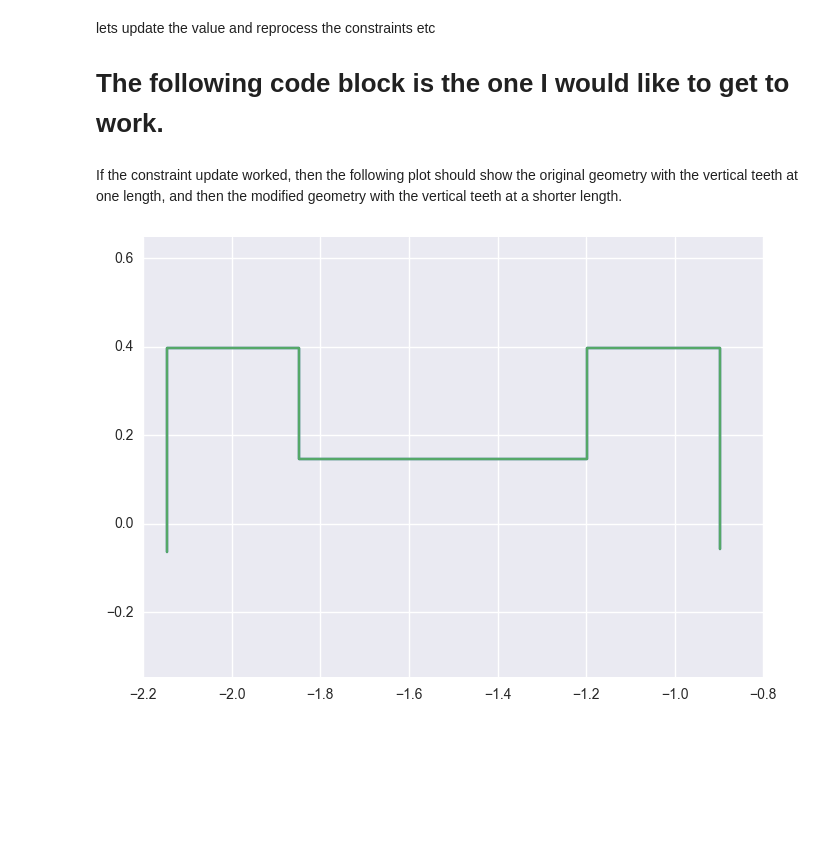
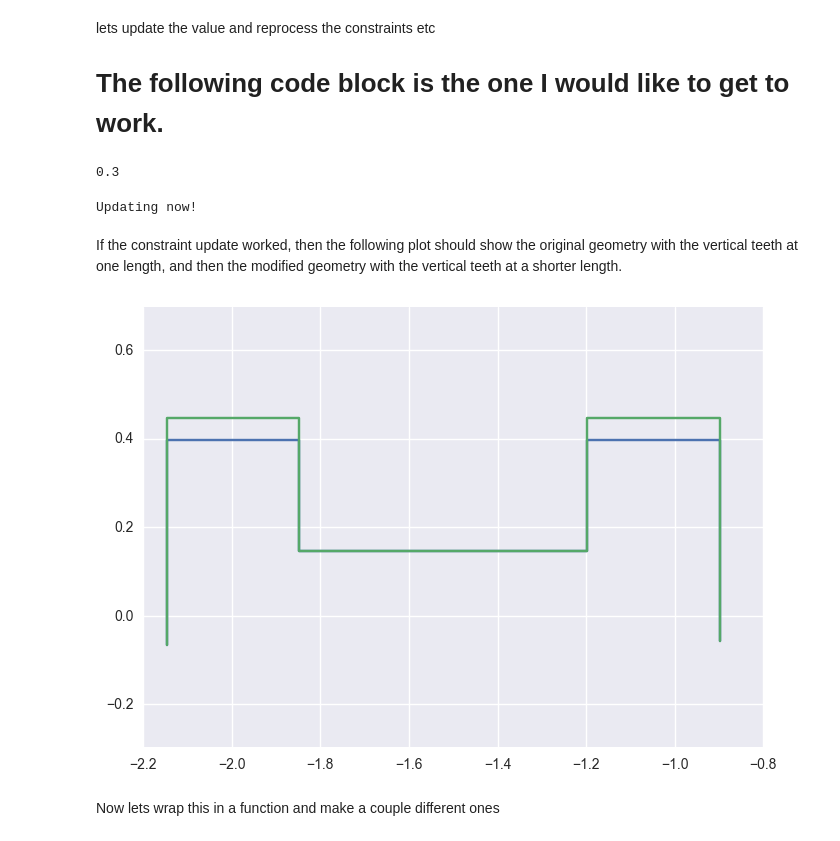
Before and after one commit to nickgravish/popupcad, a Jupyter notebook: api_examples/Popupcad_API_tutorial.ipynb, the cells around one changed output. Drawn from its saved outputs; the diff is of its cells as text; code cells hidden in the pictures; blank space fills up the shorter version.

Commit message:
Got the constraint updating to work

```diff
--- a/api_examples/Popupcad_API_tutorial.ipynb
+++ b/api_examples/Popupcad_API_tutorial.ipynb
@@ -198,5 +198,7 @@ d.sketches[topteeth_key].constraintsystem.constraints[idx].value
 
 
 # now update the vertices based on the new constraints
-d.sketches[topteeth_key].constraintsystem.update() # not working!
+# d.sketches[topteeth_key].constraintsystem.update() # not working!
 ############### OK stopping here but am not sure how to get update to work
+# %% [output]
+0.3
@@ -209,18 +205,49 @@ d.sketches[topteeth_key].constraintsystem.update() # not working!
+# %%
+# initialize the vertices in the constraint system
+adjusted_constraint = d.sketches[topteeth_key].copy()
+
+def get_v():
+    return [vertex for geom in adjusted_constraint.operationgeometry for vertex in geom.vertices()]
+
+adjusted_constraint.constraintsystem.get_vertices = get_v
+
+# adjusted_constraint.constraintsystem.generator.regenerate_inner([True],
+#     adjusted_constraint.constraintsystem.generator.constraints,
+#     adjusted_constraint.constraintsystem.generator.variables,
+#     adjusted_constraint.constraintsystem.generator.n_eq())
+
+adjusted_constraint.constraintsystem.cleanup()
+adjusted_constraint.constraintsystem.generator
+adjusted_constraint.constraintsystem.update()
+
+# adjusted_constraint.constraintsystem.update()
+
+# d.sketches[topteeth_key].constraintsystem.cleanup()
+# del d.sketches[topteeth_key].constraintsystem.generator
+# d.sketches[topteeth_key].constraintsystem.update()
+# %% [output]
+Updating now!
 # %% [markdown]
 If the constraint update worked, then the following plot should show the original geometry with the vertical teeth at one length, and then the modified geometry with the vertical teeth at a shorter length.
 # %%
 # original
+vertex_numbers = [v.getpos() for v in d.sketches[topteeth_key].operationgeometry[0].vertices()]
+x = [v[0] for v in vertex_numbers]
+y = [v[1] for v in vertex_numbers]
+
 plt.clf()
 plt.plot(x, y)
 plt.axes().set_aspect('equal', 'datalim')
 plt.gcf()
 
-vertex_numbers = [v.getpos() for v in d.sketches[topteeth_key].operationgeometry[0].vertices()]
+vertex_numbers = [v.getpos() for v in adjusted_constraint.operationgeometry[0].vertices()]
 x = [v[0] for v in vertex_numbers]
 y = [v[1] for v in vertex_numbers]
 
 plt.plot(x, y)
 plt.axes().set_aspect('equal', 'datalim')
 plt.gcf()
 # %% [output]
-[figure, old version]
+[figure, new version]
+# %% [markdown]
+Now lets wrap this in a function and make a couple different ones
```
Also changed, not shown: parts of 3 cells of this notebook.
